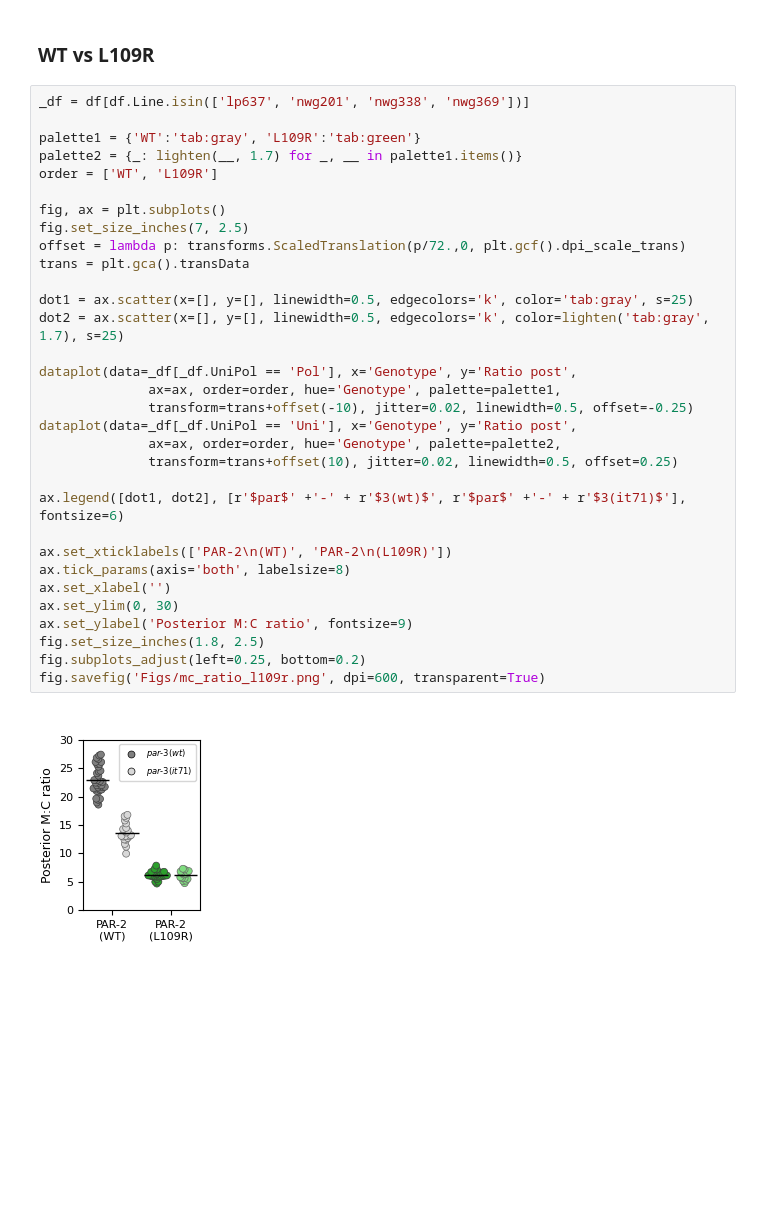
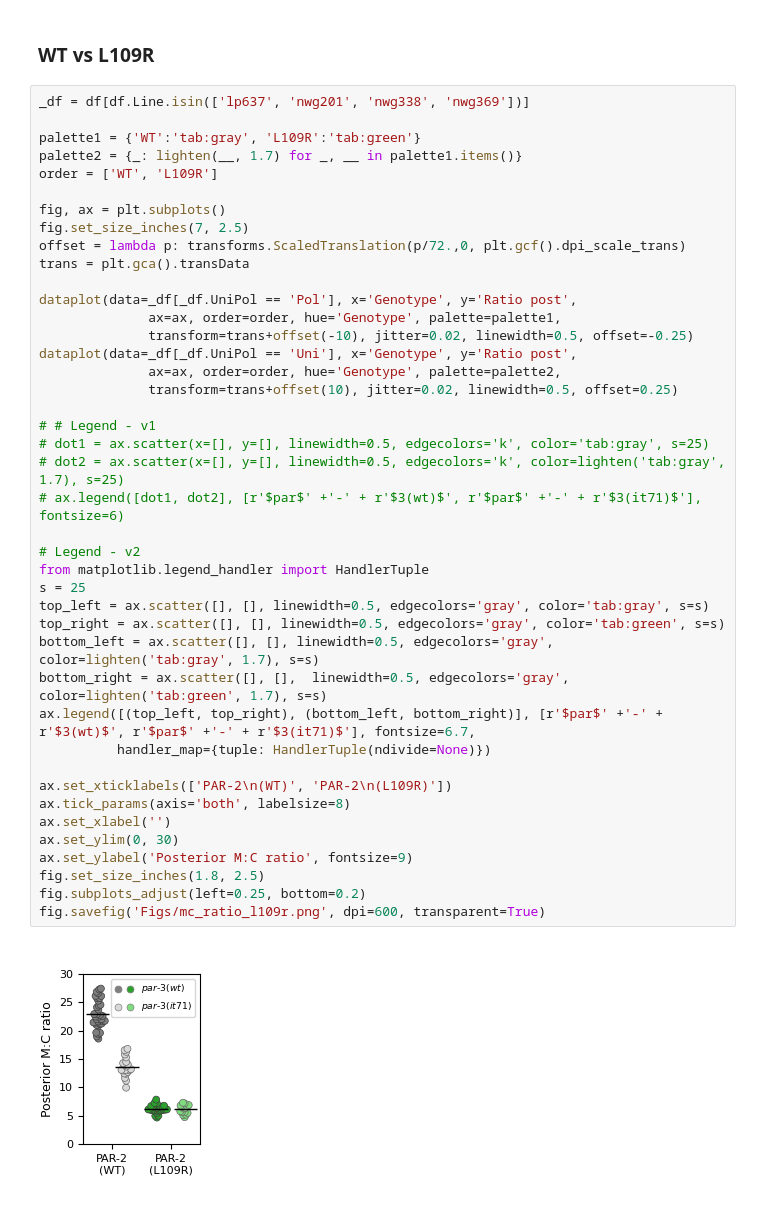
Before and after one commit to goehringlab/2023-Bland-bioRxiv, a Jupyter notebook: scripts/Downstream analysis and figures/Polarised vs uniform/Figures_.ipynb, the cells around one changed output. Saved outputs shown, nothing was run; the diff lists cells and outputs as text; blank space fills up the shorter version.

```diff
--- a/scripts/Downstream analysis and figures/Polarised vs uniform/Figures_.ipynb
+++ b/scripts/Downstream analysis and figures/Polarised vs uniform/Figures_.ipynb
@@ -240,34 +261,44 @@ fig.tight_layout()
 # %%
 _df = df[df.Line.isin(['lp637', 'nwg201', 'nwg338', 'nwg369'])]
 
 palette1 = {'WT':'tab:gray', 'L109R':'tab:green'}
 palette2 = {_: lighten(__, 1.7) for _, __ in palette1.items()}
 order = ['WT', 'L109R']
 
 fig, ax = plt.subplots()
 fig.set_size_inches(7, 2.5)
 offset = lambda p: transforms.ScaledTranslation(p/72.,0, plt.gcf().dpi_scale_trans)
 trans = plt.gca().transData
 
-dot1 = ax.scatter(x=[], y=[], linewidth=0.5, edgecolors='k', color='tab:gray', s=25)
-dot2 = ax.scatter(x=[], y=[], linewidth=0.5, edgecolors='k', color=lighten('tab:gray', 1.7), s=25)
-
 dataplot(data=_df[_df.UniPol == 'Pol'], x='Genotype', y='Ratio post',
               ax=ax, order=order, hue='Genotype', palette=palette1,
               transform=trans+offset(-10), jitter=0.02, linewidth=0.5, offset=-0.25)
 dataplot(data=_df[_df.UniPol == 'Uni'], x='Genotype', y='Ratio post',
               ax=ax, order=order, hue='Genotype', palette=palette2,
               transform=trans+offset(10), jitter=0.02, linewidth=0.5, offset=0.25)
 
-ax.legend([dot1, dot2], [r'$par$' +'-' + r'$3(wt)$', r'$par$' +'-' + r'$3(it71)$'], fontsize=6)
+# # Legend - v1
+# dot1 = ax.scatter(x=[], y=[], linewidth=0.5, edgecolors='k', color='tab:gray', s=25)
+# dot2 = ax.scatter(x=[], y=[], linewidth=0.5, edgecolors='k', color=lighten('tab:gray', 1.7), s=25)
+# ax.legend([dot1, dot2], [r'$par$' +'-' + r'$3(wt)$', r'$par$' +'-' + r'$3(it71)$'], fontsize=6)
+
+# Legend - v2
+from matplotlib.legend_handler import HandlerTuple
+s = 25
+top_left = ax.scatter([], [], linewidth=0.5, edgecolors='gray', color='tab:gray', s=s)
+top_right = ax.scatter([], [], linewidth=0.5, edgecolors='gray', color='tab:green', s=s)
+bottom_left = ax.scatter([], [], linewidth=0.5, edgecolors='gray', color=lighten('tab:gray', 1.7), s=s)
+bottom_right = ax.scatter([], [],  linewidth=0.5, edgecolors='gray', color=lighten('tab:green', 1.7), s=s)
+ax.legend([(top_left, top_right), (bottom_left, bottom_right)], [r'$par$' +'-' + r'$3(wt)$', r'$par$' +'-' + r'$3(it71)$'], fontsize=6.7,
+          handler_map={tuple: HandlerTuple(ndivide=None)})
 
 ax.set_xticklabels(['PAR-2\n(WT)', 'PAR-2\n(L109R)'])
 ax.tick_params(axis='both', labelsize=8)
 ax.set_xlabel('')
 ax.set_ylim(0, 30)
 ax.set_ylabel('Posterior M:C ratio', fontsize=9)
 fig.set_size_inches(1.8, 2.5)
 fig.subplots_adjust(left=0.25, bottom=0.2)
 fig.savefig('Figs/mc_ratio_l109r.png', dpi=600, transparent=True)
 # %% [output]
-[figure, old version]
+[figure, new version]
```
Also changed, not shown: parts of 5 cells of this notebook, 19 other files.
